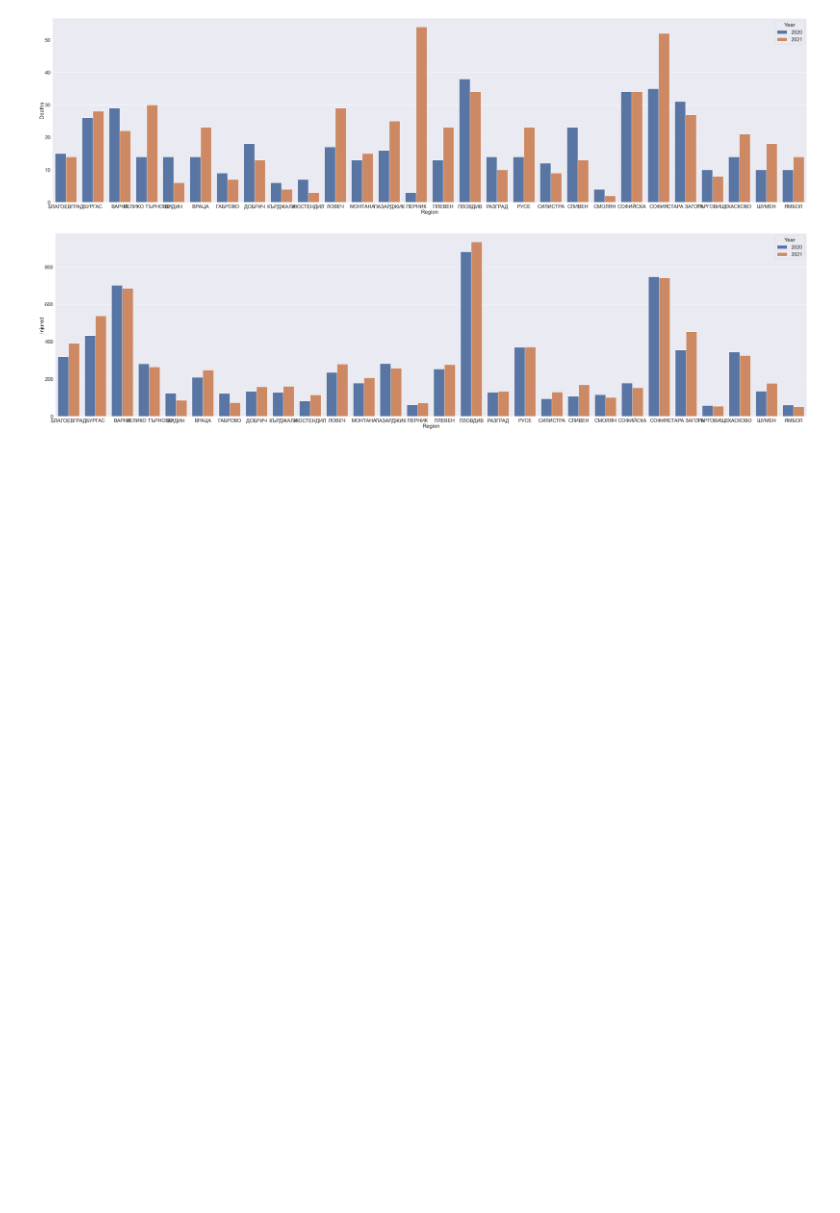
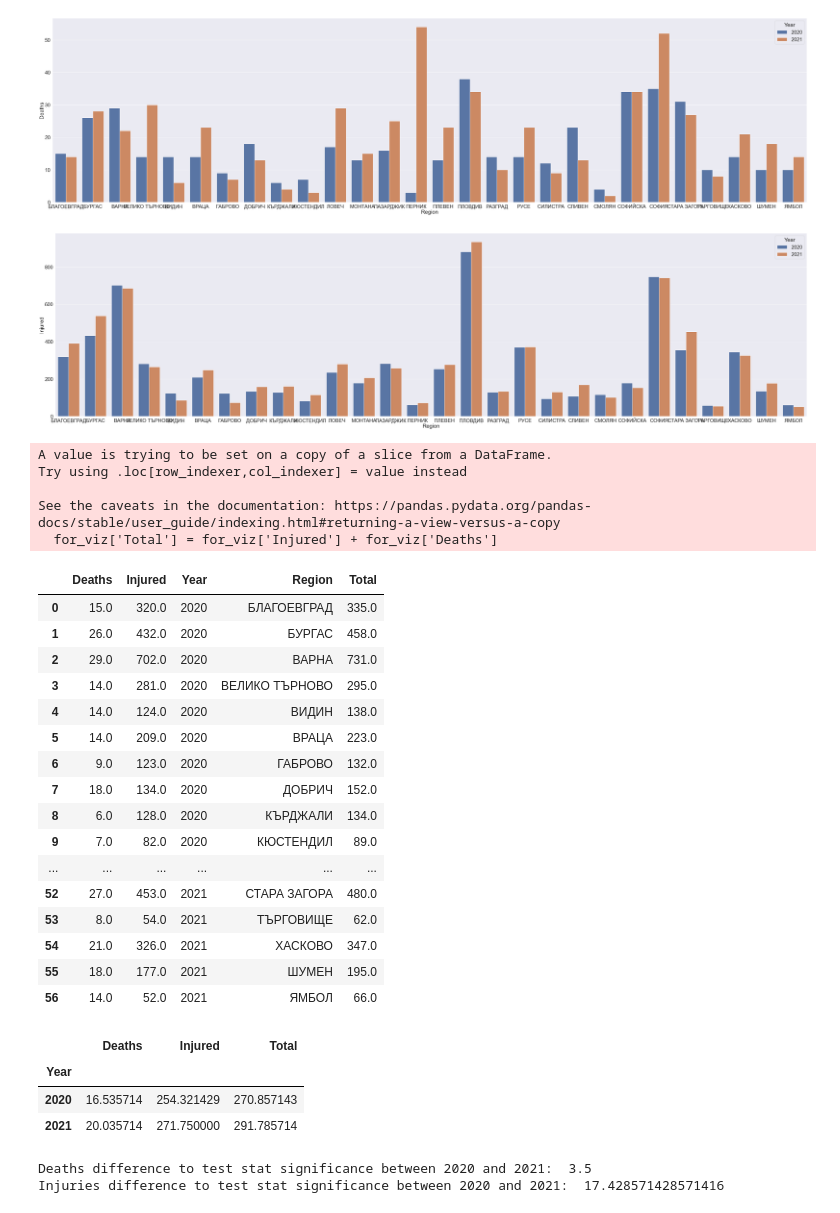
Before and after one commit to KamenDamov/Bulgaria-Accidents, a Jupyter notebook: EDA_and_hypotest.ipynb, the cells around one changed output. Cells and saved outputs as stored; diff of their text form; code cells hidden in the pictures; blank space fills up the shorter version.

```diff
--- a/EDA_and_hypotest.ipynb
+++ b/EDA_and_hypotest.ipynb
@@ -408,3 +408,32 @@ for col in cols:
 # %% [output]
 [figure]
 [figure]
+# %%
+#Do statistical significance analysis
+for_viz['Total'] = for_viz['Injured'] + for_viz['Deaths']
+# %% [output]
+A value is trying to be set on a copy of a slice from a DataFrame.
+Try using .loc[row_indexer,col_indexer] = value instead
+
+See the caveats in the documentation: https://pandas.pydata.org/pandas-docs/stable/user_guide/indexing.html#returning-a-view-versus-a-copy
+  for_viz['Total'] = for_viz['Injured'] + for_viz['Deaths']
+# %%
+for_viz
+# %% [output]
+|  | Deaths | Injured | Year | Region | Total |
+| 0 | 15.0 | 320.0 | 2020 | БЛАГОЕВГРАД | 335.0 |
+| 1 | 26.0 | 432.0 | 2020 | БУРГАС | 458.0 |
+| 2 | 29.0 | 702.0 | 2020 | ВАРНА | 731.0 |
+| 3 | 14.0 | 281.0 | 2020 | ВЕЛИКО ТЪРНОВО | 295.0 |
+| 4 | 14.0 | 124.0 | 2020 | ВИДИН | 138.0 |
+| 5 | 14.0 | 209.0 | 2020 | ВРАЦА | 223.0 |
+| 6 | 9.0 | 123.0 | 2020 | ГАБРОВО | 132.0 |
+| 7 | 18.0 | 134.0 | 2020 | ДОБРИЧ | 152.0 |
+| 8 | 6.0 | 128.0 | 2020 | КЪРДЖАЛИ | 134.0 |
+| 9 | 7.0 | 82.0 | 2020 | КЮСТЕНДИЛ | 89.0 |
+| ... | ... | ... | ... | ... | ... |
+| 52 | 27.0 | 453.0 | 2021 | СТАРА ЗАГОРА | 480.0 |
+| 53 | 8.0 | 54.0 | 2021 | ТЪРГОВИЩЕ | 62.0 |
+| 54 | 21.0 | 326.0 | 2021 | ХАСКОВО | 347.0 |
+| 55 | 18.0 | 177.0 | 2021 | ШУМЕН | 195.0 |
+| 56 | 14.0 | 52.0 | 2021 | ЯМБОЛ | 66.0 |
@@ -410,0 +445,13 @@ for col in cols:
+# %%
+to_test
+# %% [output]
+|  | Deaths | Injured | Total |
+| Year |  |  |  |
+| 2020 | 16.535714 | 254.321429 | 270.857143 |
+| 2021 | 20.035714 | 271.750000 | 291.785714 |
+# %%
+print("Deaths difference to test stat significance between 2020 and 2021: ",death_diff_to_test)
+print("Injuries difference to test stat significance between 2020 and 2021: ",injury_diff_to_test)
+# %% [output]
+Deaths difference to test stat significance between 2020 and 2021:  3.5
+Injuries difference to test stat significance between 2020 and 2021:  17.428571428571416
```
Also changed, not shown: parts of 6 cells of this notebook.
